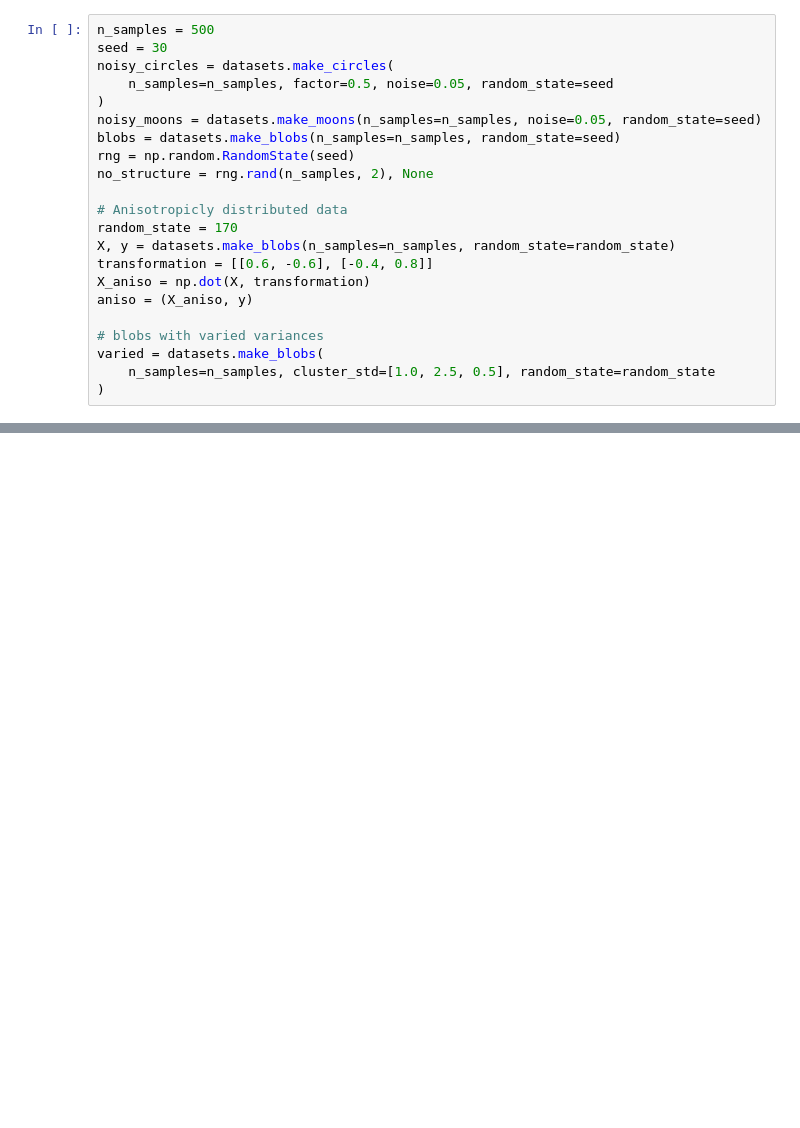
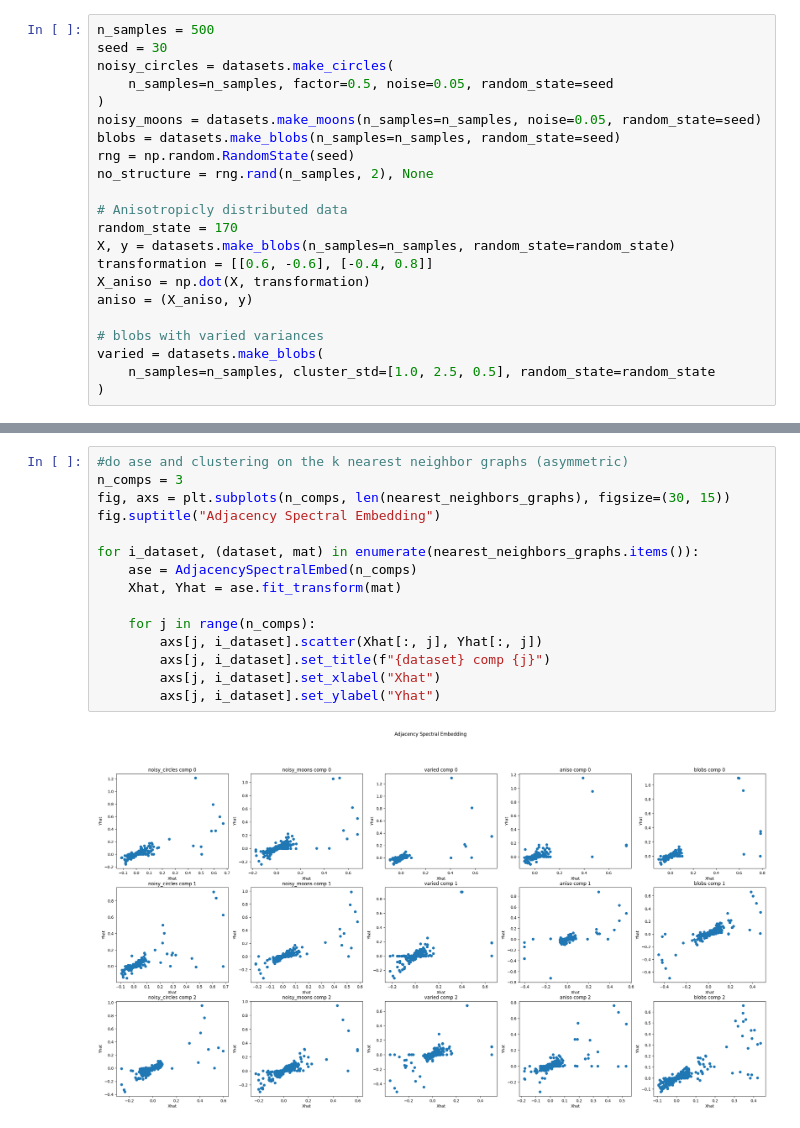
Before and after one commit to kareef928/sklearn-proj, a Jupyter notebook: kneighbors_test.ipynb, the cells around one changed output, grey strips where cells are left out. Saved outputs shown, nothing was run; the diff lists cells and outputs as text; blank space fills up the shorter version.

```diff
--- a/kneighbors_test.ipynb
+++ b/kneighbors_test.ipynb
@@ -151,0 +189,17 @@ print(nearest_neighbors_total_count)
+# %%
+#do ase and clustering on the k nearest neighbor graphs (asymmetric)
+n_comps = 3
+fig, axs = plt.subplots(n_comps, len(nearest_neighbors_graphs), figsize=(30, 15))
+fig.suptitle("Adjacency Spectral Embedding")
+
+for i_dataset, (dataset, mat) in enumerate(nearest_neighbors_graphs.items()):
+    ase = AdjacencySpectralEmbed(n_comps)
+    Xhat, Yhat = ase.fit_transform(mat)
+
+    for j in range(n_comps):
+        axs[j, i_dataset].scatter(Xhat[:, j], Yhat[:, j])
+        axs[j, i_dataset].set_title(f"{dataset} comp {j}")
+        axs[j, i_dataset].set_xlabel("Xhat")
+        axs[j, i_dataset].set_ylabel("Yhat")
+# %% [output]
+[figure, added]
```
Also changed, not shown: parts of 31 cells of this notebook.
